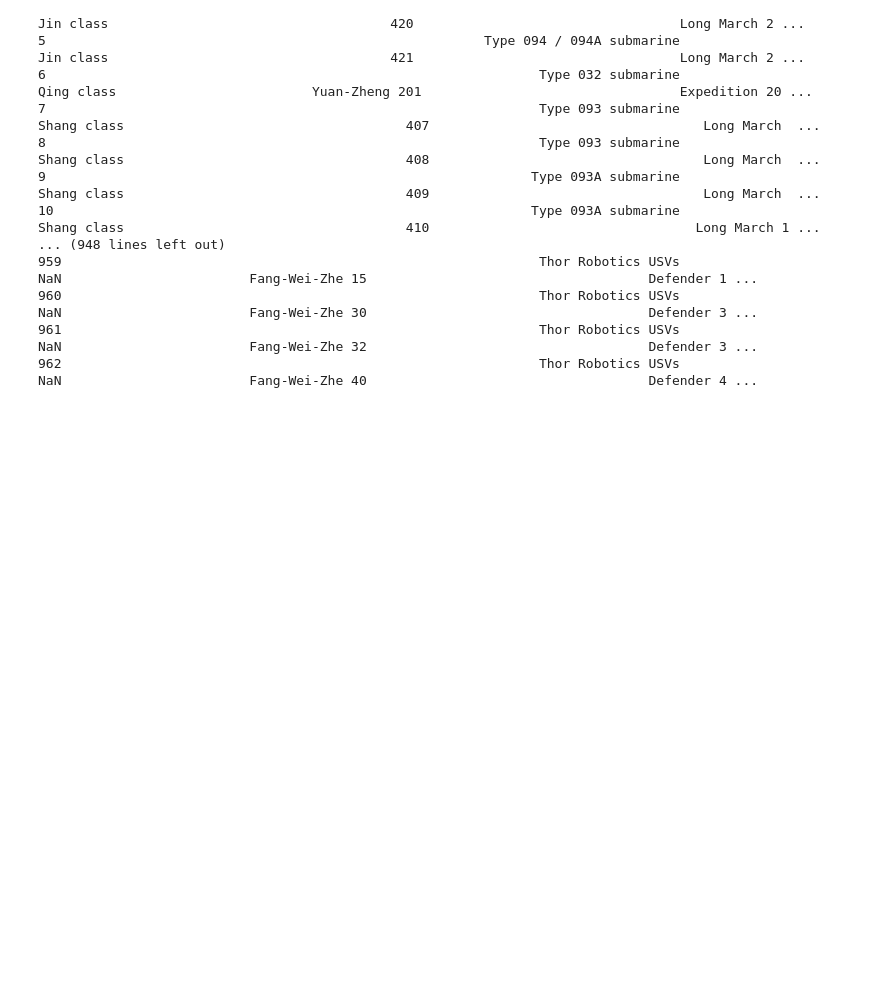
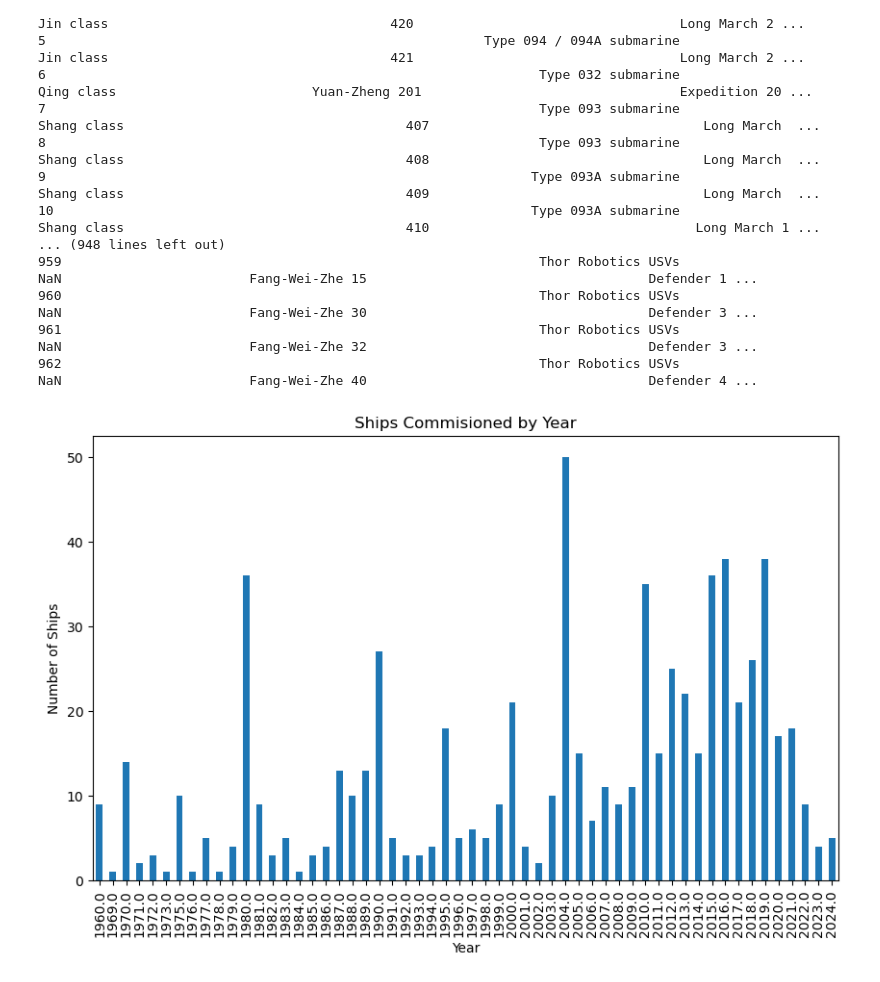
Before and after one commit to hurr-son/OSINT, a Jupyter notebook: PLA/notebooks/PLAN-wikipedia-scraper.ipynb, the cells around one changed output. Drawn from its saved outputs; the diff is of its cells as text; code cells hidden in the pictures; blank space fills up the shorter version.

```diff
--- a/PLA/notebooks/PLAN-wikipedia-scraper.ipynb
+++ b/PLA/notebooks/PLAN-wikipedia-scraper.ipynb
@@ -82,3 +82,22 @@ merged_df.to_csv('/home/hurr_son/repos/OSINT/PLA/data/PLAN_Vessels_Wikipedia.csv
 960                                                             Thor Robotics USVs                              NaN                        Fang-Wei-Zhe 30                                    Defender 3 ...
 961                                                             Thor Robotics USVs                              NaN                        Fang-Wei-Zhe 32                                    Defender 3 ...
 962                                                             Thor Robotics USVs                              NaN                        Fang-Wei-Zhe 40                                    Defender 4 ...
+# %%
+import matplotlib.pyplot as plt
+
+if "Commissioned" in merged_df.columns:
+
+    # Remove any non-numeric characters
+    merged_df["Commissioned"] = merged_df["Commissioned"].str.extract('(\d{4})').astype(float)
+
+    # Remove where 'Commissioned' is missing
+    merged_df = merged_df.dropna(subset=["Commissioned"])
+
+    plt.figure(figsize=(10,6))
+    merged_df["Commissioned"].value_counts().sort_index().plot(kind='bar')
+    plt.title('Ships Commisioned by Year')
+    plt.xlabel('Year')
+    plt.ylabel('Number of Ships')
+    plt.show()
+# %% [output]
+[figure, added]
```
